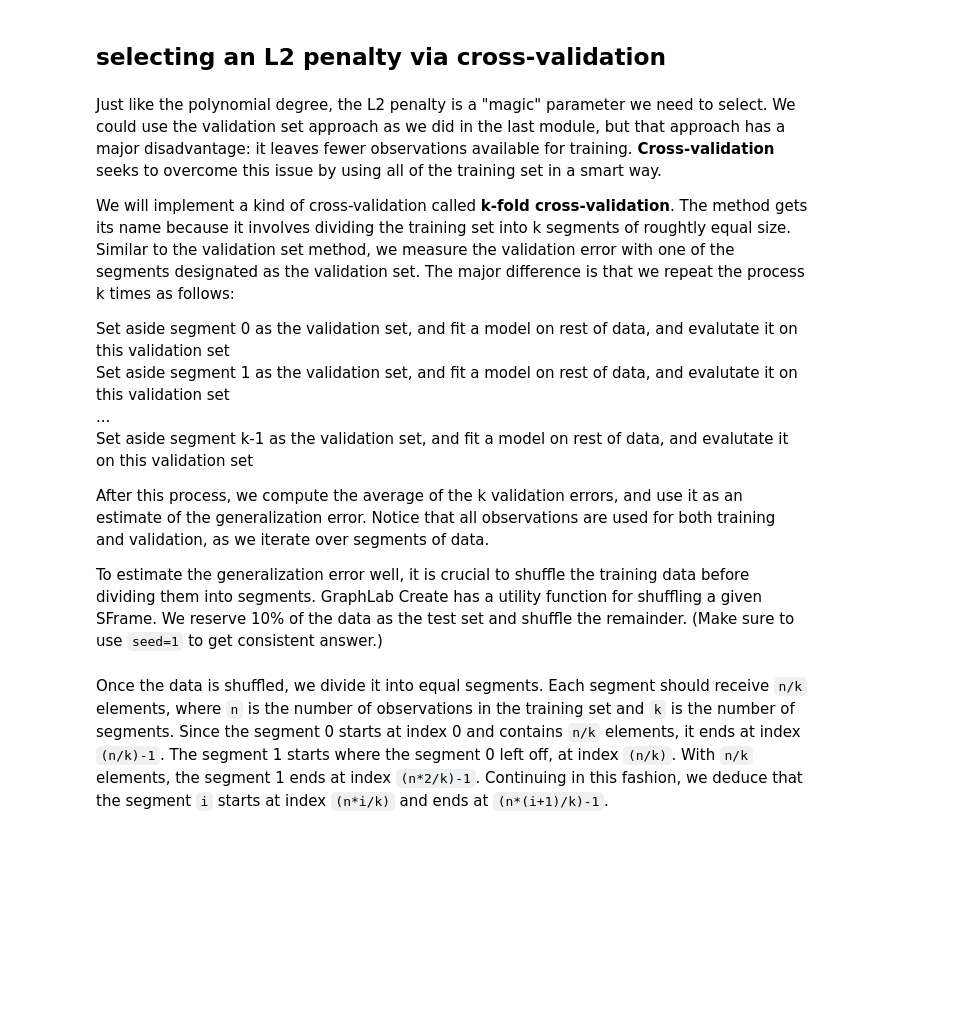
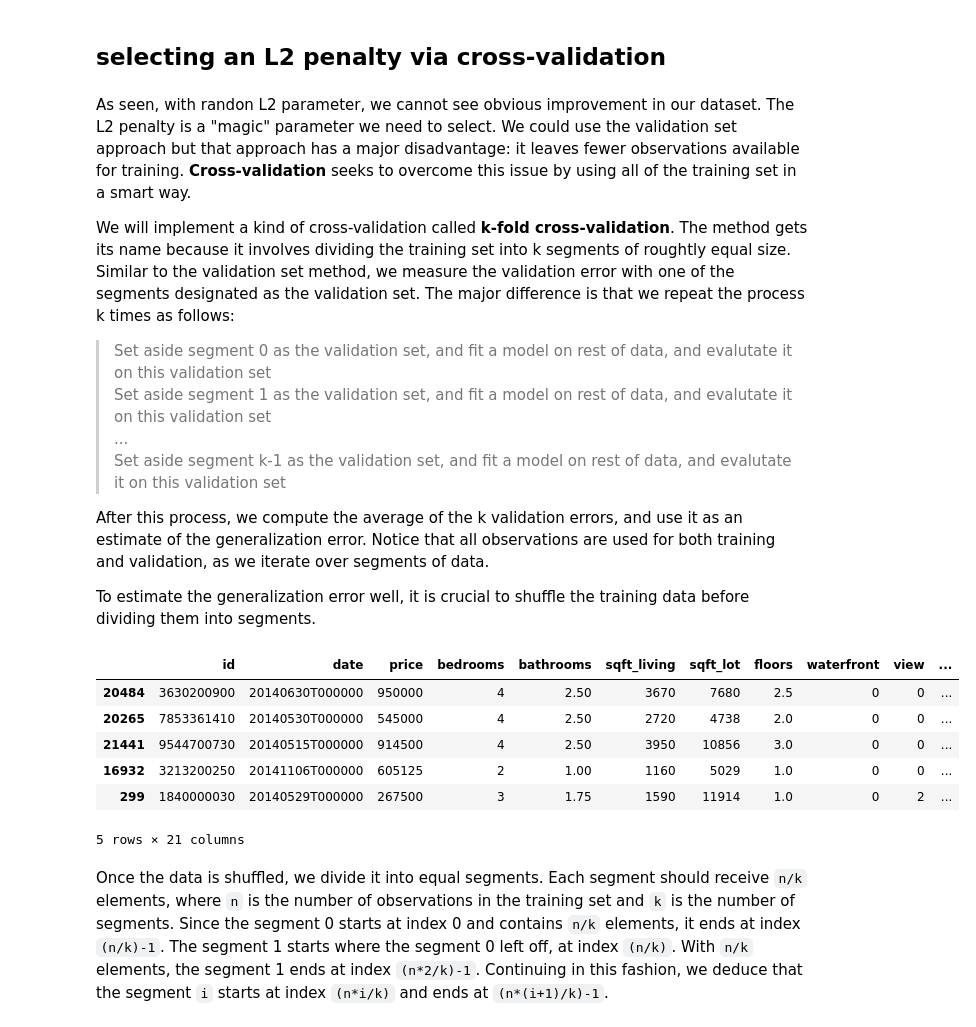
Before and after one commit to benjaminsw/regression, a Jupyter notebook: kc_house/ridge regression.ipynb, the cells around one changed output. Cells and saved outputs as stored; diff of their text form; code cells hidden in the pictures; blank space fills up the shorter version.

Commit message:
selecting an L2 penalty via cross-validation

```diff
--- a/kc_house/ridge regression.ipynb
+++ b/kc_house/ridge regression.ipynb
@@ -227,15 +227,15 @@ coefficient [[  1.04961722e+01   2.94901104e-02   8.92337461e-06  -8.75386868e-1
 # %% [markdown]
 ## selecting an L2 penalty via cross-validation
 # %% [markdown]
-Just like the polynomial degree, the L2 penalty is a "magic" parameter we need to select. We could use the validation set approach as we did in the last module, but that approach has a major disadvantage: it leaves fewer observations available for training. **Cross-validation** seeks to overcome this issue by using all of the training set in a smart way.
+As seen, with randon L2 parameter, we cannot see obvious improvement in our dataset. The L2 penalty is a "magic" parameter we need to select. We could use the validation set approach but that approach has a major disadvantage: it leaves fewer observations available for training. **Cross-validation** seeks to overcome this issue by using all of the training set in a smart way.
 
 We will implement a kind of cross-validation called **k-fold cross-validation**. The method gets its name because it involves dividing the training set into k segments of roughtly equal size. Similar to the validation set method, we measure the validation error with one of the segments designated as the validation set. The major difference is that we repeat the process k times as follows:
 
-Set aside segment 0 as the validation set, and fit a model on rest of data, and evalutate it on this validation set<br>
-Set aside segment 1 as the validation set, and fit a model on rest of data, and evalutate it on this validation set<br>
-...<br>
-Set aside segment k-1 as the validation set, and fit a model on rest of data, and evalutate it on this validation set
+> Set aside segment 0 as the validation set, and fit a model on rest of data, and evalutate it on this validation set<br>
+> Set aside segment 1 as the validation set, and fit a model on rest of data, and evalutate it on this validation set<br>
+> ...<br>
+> Set aside segment k-1 as the validation set, and fit a model on rest of data, and evalutate it on this validation set
 
 After this process, we compute the average of the k validation errors, and use it as an estimate of the generalization error. Notice that  all observations are used for both training and validation, as we iterate over segments of data.
 
-To estimate the generalization error well, it is crucial to shuffle the training data before dividing them into segments. GraphLab Create has a utility function for shuffling a given SFrame. We reserve 10% of the data as the test set and shuffle the remainder. (Make sure to use `seed=1` to get consistent answer.)
+To estimate the generalization error well, it is crucial to shuffle the training data before dividing them into segments.
@@ -245,3 +242,14 @@ train_valid_shuffled = graphlab.toolkits.cross_validation.shuffle(train_valid, r
+# %%
+data = data.iloc[np.random.permutation(len(data))]
+data.head()
+# %% [output]
+|  | id | date | price | bedrooms | bathrooms | sqft_living | sqft_lot | floors | waterfront | view | ... |
+| 20484 | 3630200900 | 20140630T000000 | 950000 | 4 | 2.50 | 3670 | 7680 | 2.5 | 0 | 0 | ... |
+| 20265 | 7853361410 | 20140530T000000 | 545000 | 4 | 2.50 | 2720 | 4738 | 2.0 | 0 | 0 | ... |
+| 21441 | 9544700730 | 20140515T000000 | 914500 | 4 | 2.50 | 3950 | 10856 | 3.0 | 0 | 0 | ... |
+| 16932 | 3213200250 | 20141106T000000 | 605125 | 2 | 1.00 | 1160 | 5029 | 1.0 | 0 | 0 | ... |
+| 299 | 1840000030 | 20140529T000000 | 267500 | 3 | 1.75 | 1590 | 11914 | 1.0 | 0 | 2 | ... |
+5 rows × 21 columns
 # %% [markdown]
 Once the data is shuffled, we divide it into equal segments. Each segment should receive `n/k` elements, where `n` is the number of observations in the training set and `k` is the number of segments. Since the segment 0 starts at index 0 and contains `n/k` elements, it ends at index `(n/k)-1`. The segment 1 starts where the segment 0 left off, at index `(n/k)`. With `n/k` elements, the segment 1 ends at index `(n*2/k)-1`. Continuing in this fashion, we deduce that the segment `i` starts at index `(n*i/k)` and ends at `(n*(i+1)/k)-1`.
 # %% [markdown]
```
Also changed, not shown: parts of 2 cells of this notebook.
